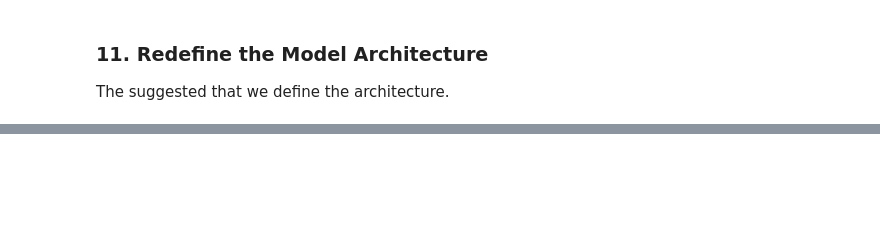
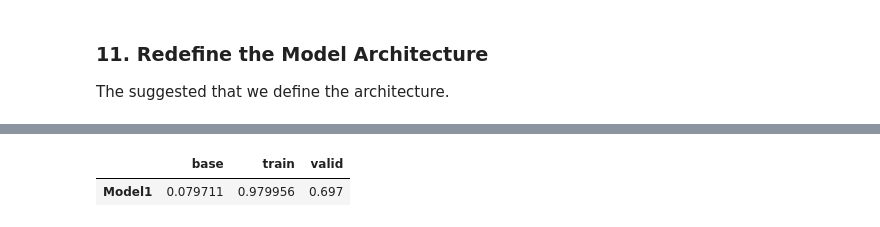
Before and after one commit to MrChristophRivera/aind2-cnn, a Jupyter notebook: cifar10-classification/cifar10_cnn.ipynb, the cells around one changed output, grey strips where cells are left out. Drawn from its saved outputs; the diff is of its cells as text; code cells hidden in the pictures; blank space fills up the shorter version.

```diff
--- a/cifar10-classification/cifar10_cnn.ipynb
+++ b/cifar10-classification/cifar10_cnn.ipynb
@@ -176,0 +213,2 @@ model.summary()
+# %%
+res,model1 = build_and_train_cnn(x_train, y_train, x_valid, y_valid, filters = [16], description='Model1' )
@@ -176,0 +233,5 @@ model.summary()
+# %%
+res
+# %% [output]
+|  | base | train | valid |
+| Model1 | 0.079711 | 0.979956 | 0.697 |
```
Also changed, not shown: parts of 10 cells of this notebook.
